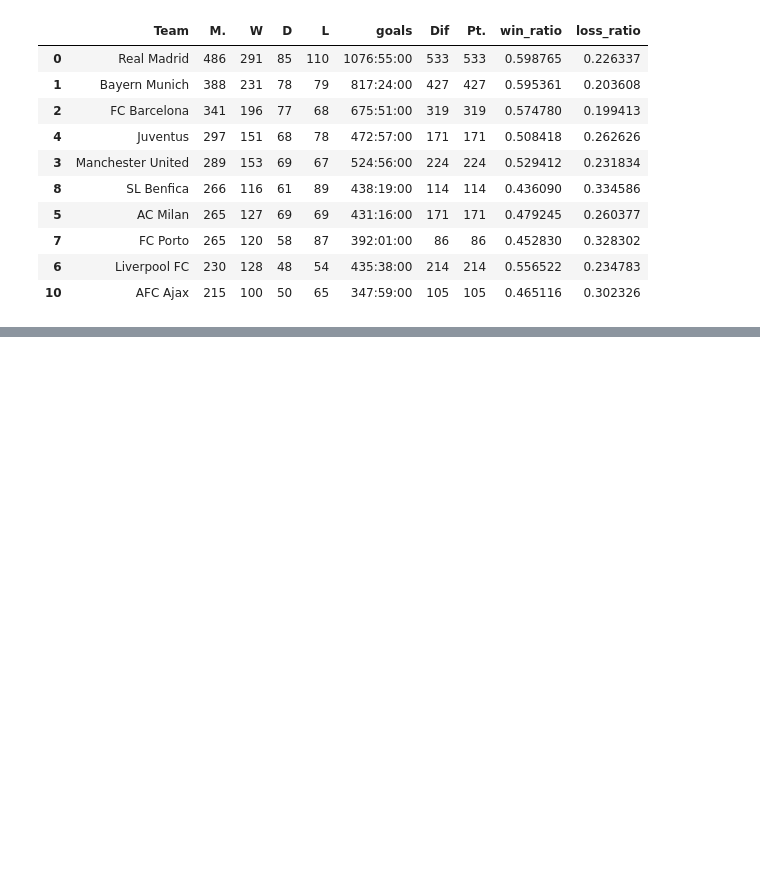
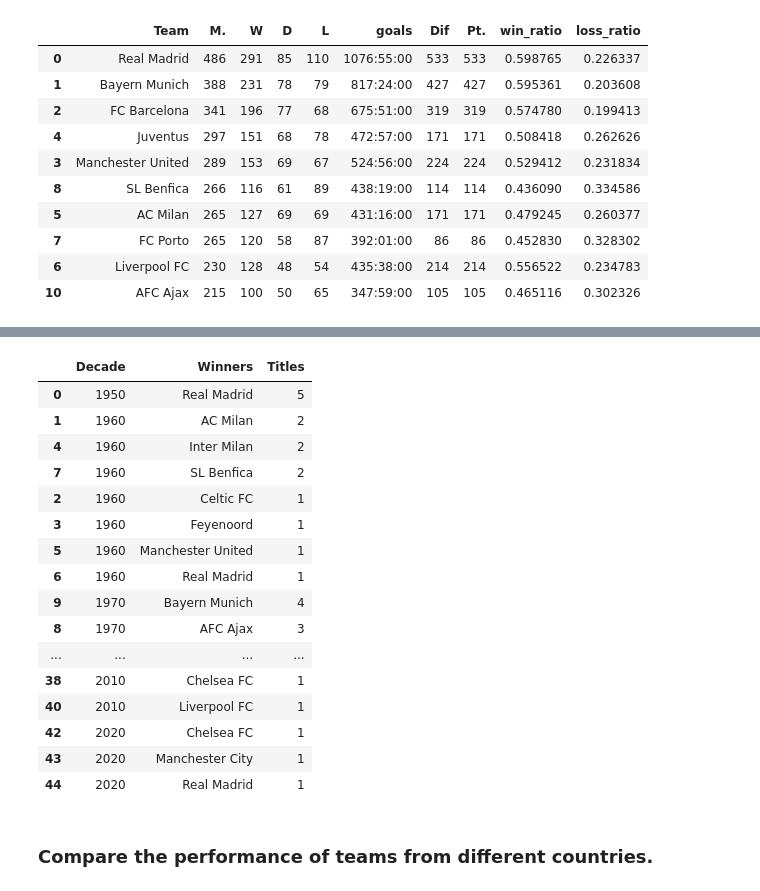
Before and after one commit to TanjiEvan/UEFA-CL-ANALYSIS-1955-2023-, a Jupyter notebook: Champions_League_Analysis.ipynb, the cells around one changed output, grey strips where cells are left out. Saved outputs shown, nothing was run; the diff lists cells and outputs as text; code cells hidden in the pictures; blank space fills up the shorter version.

```diff
--- a/Champions_League_Analysis.ipynb
+++ b/Champions_League_Analysis.ipynb
@@ -264,0 +264,29 @@ print(finals[['Season', 'StartYear', 'Decade']].head())
+# %%
+# Count the number of titles won by each team in each decade
+titles_per_decade = finals.groupby(['Decade', 'Winners'])['Season'].count().reset_index()
+
+# Rename the columns for better readability
+titles_per_decade.rename(columns={'Season': 'Titles'}, inplace=True)
+
+# Display the results sorted by decade and number of titles
+titles_per_decade = titles_per_decade.sort_values(by=['Decade', 'Titles'], ascending=[True, False])
+
+titles_per_decade
+# %% [output]
+|  | Decade | Winners | Titles |
+| 0 | 1950 | Real Madrid | 5 |
+| 1 | 1960 | AC Milan | 2 |
+| 4 | 1960 | Inter Milan | 2 |
+| 7 | 1960 | SL Benfica | 2 |
+| 2 | 1960 | Celtic FC | 1 |
+| 3 | 1960 | Feyenoord | 1 |
+| 5 | 1960 | Manchester United | 1 |
+| 6 | 1960 | Real Madrid | 1 |
+| 9 | 1970 | Bayern Munich | 4 |
+| 8 | 1970 | AFC Ajax | 3 |
+| ... | ... | ... | ... |
+| 38 | 2010 | Chelsea FC | 1 |
+| 40 | 2010 | Liverpool FC | 1 |
+| 42 | 2020 | Chelsea FC | 1 |
+| 43 | 2020 | Manchester City | 1 |
+| 44 | 2020 | Real Madrid | 1 |
@@ -264,0 +307,2 @@ print(finals[['Season', 'StartYear', 'Decade']].head())
+# %% [markdown]
+### Compare the performance of teams from different countries.
```
Also changed, not shown: parts of 4 cells of this notebook.
